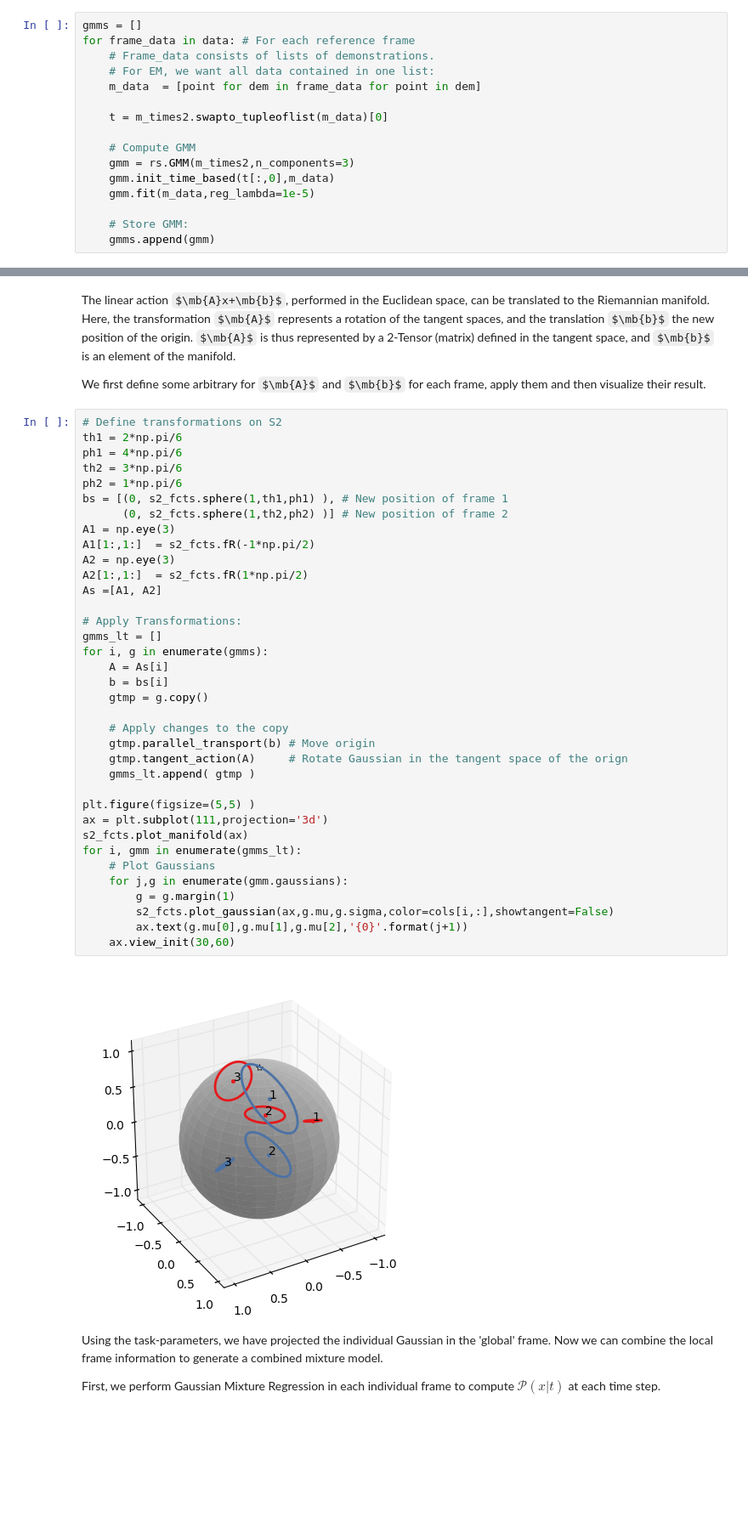
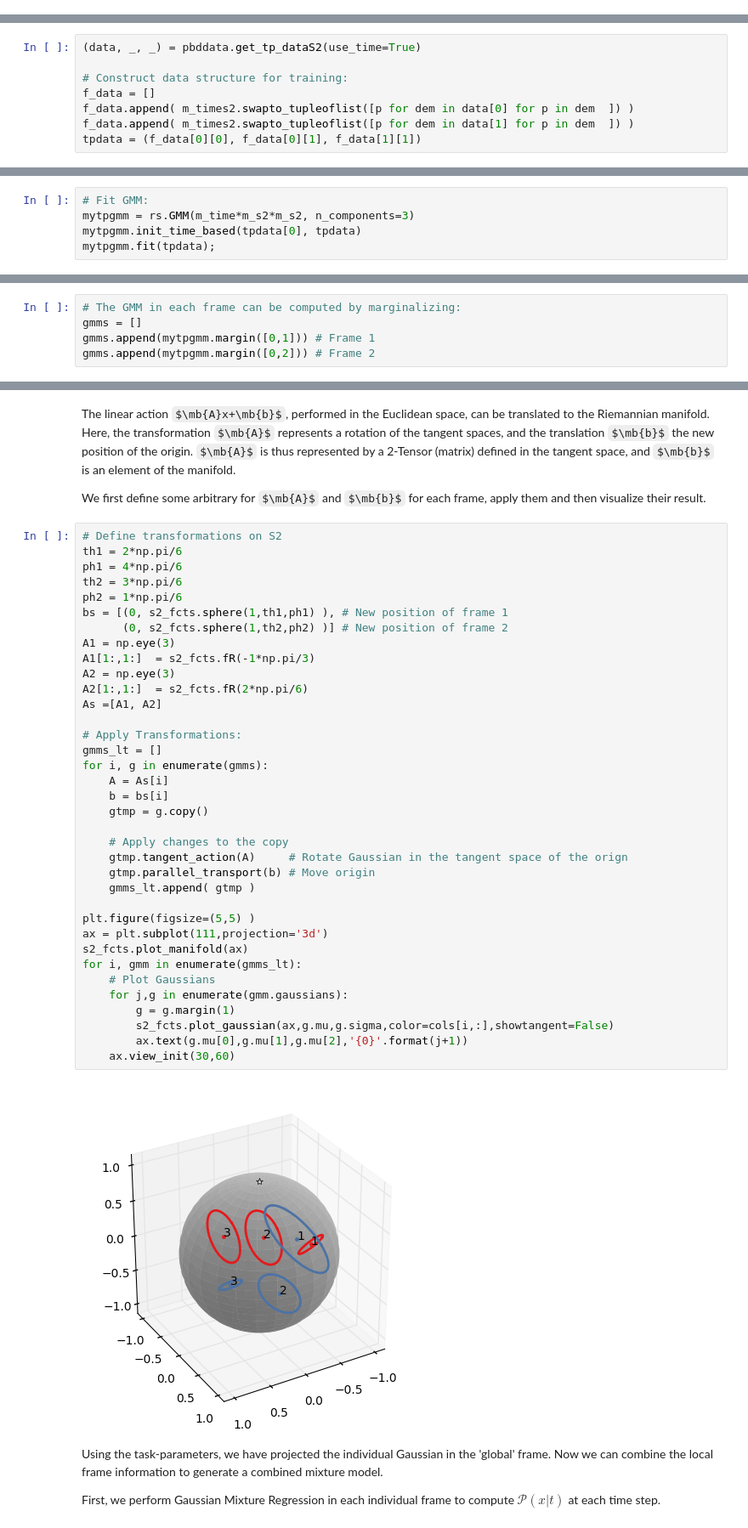
Before and after one commit to vonHartz/riepybdlib, a Jupyter notebook: examples/riepybdlib_tutorial.ipynb, the cells around one changed output, grey strips where cells are left out. Shown at 85% size. Cells and saved outputs as stored; diff of their text form; some formulas as TeX source; blank space fills up the shorter version.

```diff
--- a/examples/riepybdlib_tutorial.ipynb
+++ b/examples/riepybdlib_tutorial.ipynb
@@ -299,16 +294,0 @@ In each frame the spatial and temporal data, defined on the manifold $\mathcal{S
-# %%
-gmms = []
-for frame_data in data: # For each reference frame
-    # Frame_data consists of lists of demonstrations.
-    # For EM, we want all data contained in one list:
-    m_data  = [point for dem in frame_data for point in dem]
-
-    t = m_times2.swapto_tupleoflist(m_data)[0]
-
-    # Compute GMM
-    gmm = rs.GMM(m_times2,n_components=3)
-    gmm.init_time_based(t[:,0],m_data)
-    gmm.fit(m_data,reg_lambda=1e-5)
-
-    # Store GMM:
-    gmms.append(gmm)
@@ -317,0 +295,8 @@ EM converged in 35 steps
+# %%
+(data, _, _) = pbddata.get_tp_dataS2(use_time=True)
+
+# Construct data structure for training:
+f_data = []
+f_data.append( m_times2.swapto_tupleoflist([p for dem in data[0] for p in dem  ]) )
+f_data.append( m_times2.swapto_tupleoflist([p for dem in data[1] for p in dem  ]) )
+tpdata = (f_data[0][0], f_data[0][1], f_data[1][1])
@@ -317,0 +305,5 @@ EM converged in 35 steps
+# %%
+# Fit GMM:
+mytpgmm = rs.GMM(m_time*m_s2*m_s2, n_components=3)
+mytpgmm.init_time_based(tpdata[0], tpdata)
+mytpgmm.fit(tpdata);
@@ -318,3 +314,8 @@ EM converged in 35 steps
+# %%
+# The GMM in each frame can be computed by marginalizing:
+gmms = []
+gmms.append(mytpgmm.margin([0,1])) # Frame 1
+gmms.append(mytpgmm.margin([0,2])) # Frame 2
 # %% [markdown]
 We then visualize the results by plotting the GMMs fitted in each frame. Note that the 'top' of the sphere indicates the origin of the frame.
 # %%
@@ -350,37 +351,37 @@ ph1 = 4*np.pi/6
 th2 = 3*np.pi/6
 ph2 = 1*np.pi/6
 bs = [(0, s2_fcts.sphere(1,th1,ph1) ), # New position of frame 1
       (0, s2_fcts.sphere(1,th2,ph2) )] # New position of frame 2
 A1 = np.eye(3)
-A1[1:,1:]  = s2_fcts.fR(-1*np.pi/2)
+A1[1:,1:]  = s2_fcts.fR(-1*np.pi/3)
 A2 = np.eye(3)
-A2[1:,1:]  = s2_fcts.fR(1*np.pi/2)
+A2[1:,1:]  = s2_fcts.fR(2*np.pi/6)
 As =[A1, A2]
 
 # Apply Transformations:
 gmms_lt = []
 for i, g in enumerate(gmms):
     A = As[i]
     b = bs[i]
     gtmp = g.copy()
 
     # Apply changes to the copy
+    gtmp.tangent_action(A)     # Rotate Gaussian in the tangent space of the orign
     gtmp.parallel_transport(b) # Move origin
-    gtmp.tangent_action(A)     # Rotate Gaussian in the tangent space of the orign
     gmms_lt.append( gtmp )
 
 plt.figure(figsize=(5,5) )
 ax = plt.subplot(111,projection='3d')
 s2_fcts.plot_manifold(ax)
 for i, gmm in enumerate(gmms_lt):
     # Plot Gaussians
     for j,g in enumerate(gmm.gaussians):
         g = g.margin(1)
         s2_fcts.plot_gaussian(ax,g.mu,g.sigma,color=cols[i,:],showtangent=False)
         ax.text(g.mu[0],g.mu[1],g.mu[2],'{0}'.format(j+1))
     ax.view_init(30,60)
 # %% [output]
-[figure, old version]
+[figure, new version]
 # %% [markdown]
 Using the task-parameters, we have projected the individual Gaussian in the 'global' frame. Now we can combine the local frame information to generate a combined mixture model.
 
```
Also changed, not shown: parts of 13 cells of this notebook.
